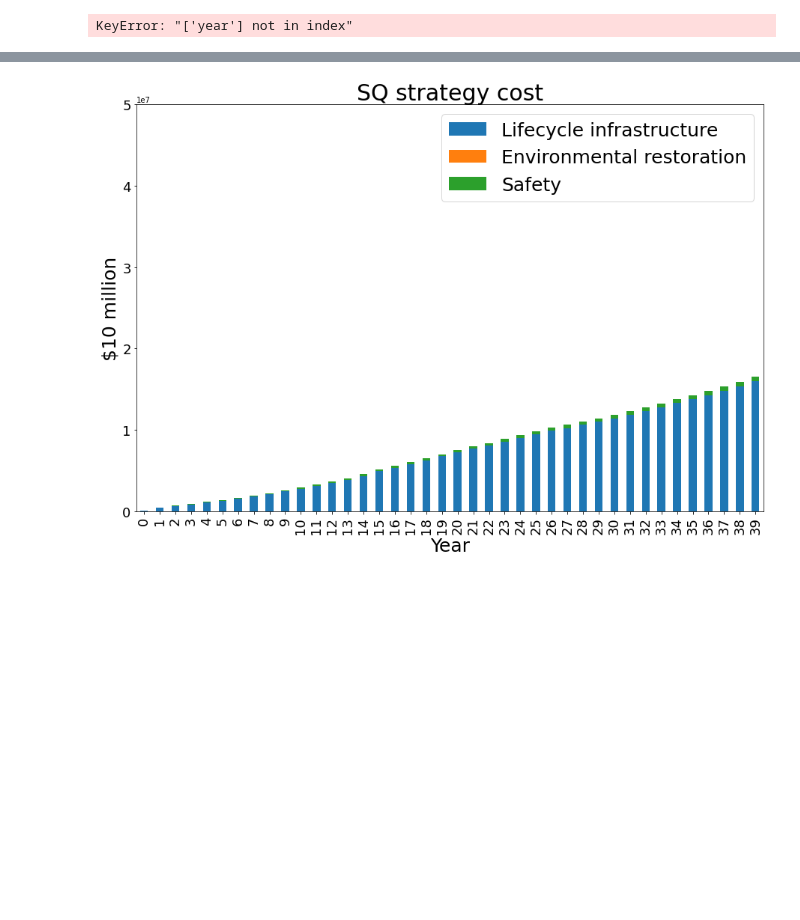
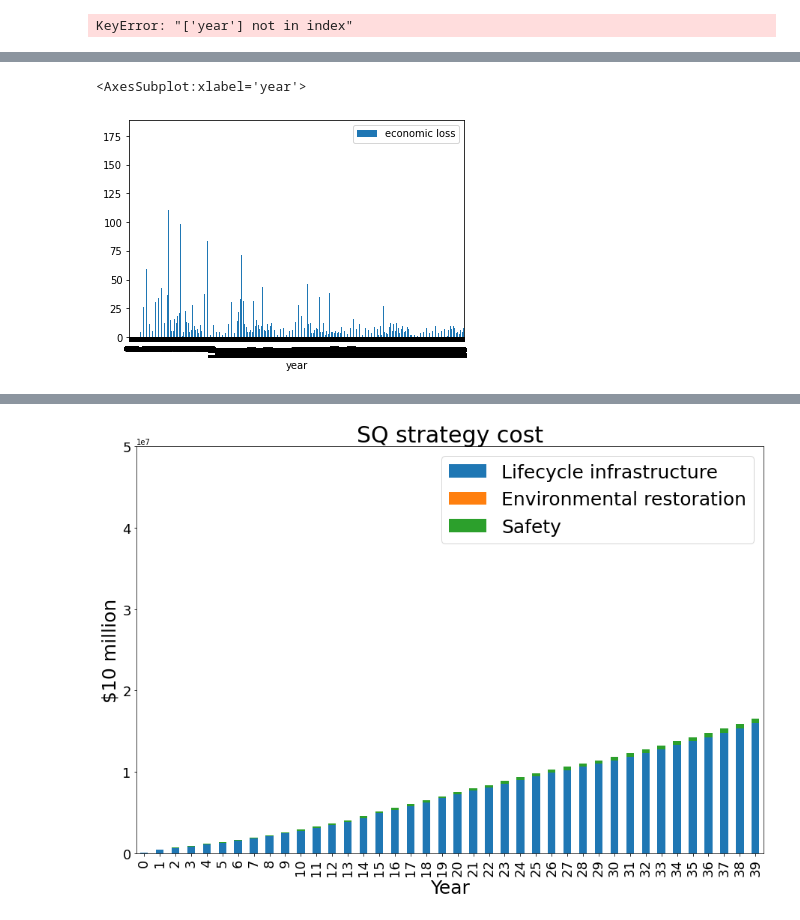
Before and after one commit to narslab/project-groundwork, a Jupyter notebook: bin/jupyter/cumulative_graphs.ipynb, the cells around one changed output, grey strips where cells are left out. Drawn from its saved outputs; the diff is of its cells as text; code cells hidden in the pictures; blank space fills up the shorter version.

```diff
--- a/bin/jupyter/cumulative_graphs.ipynb
+++ b/bin/jupyter/cumulative_graphs.ipynb
@@ -17,0 +44,7 @@ KeyError: "['year'] not in index"
+# %%
+with open(r'../../results/outcomes/broadband-benefit-simulation.csv') as ST5:
+    additional_cost=pd.read_csv(ST5)
+additional_cost.plot.bar(x='year', y='economic loss', rot=0)
+# %% [output]
+<AxesSubplot:xlabel='year'>
+[figure, added]
```
Also changed, not shown: parts of 2 cells of this notebook, 7 other files.
